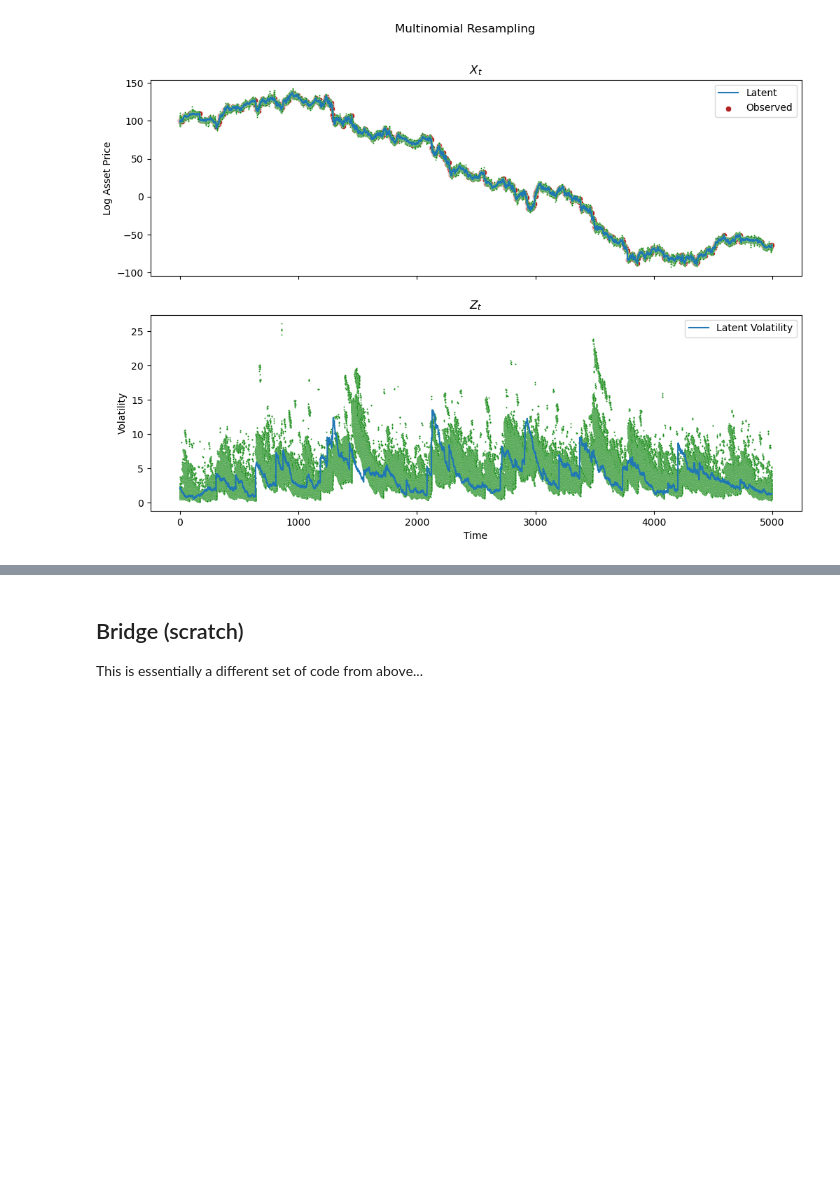
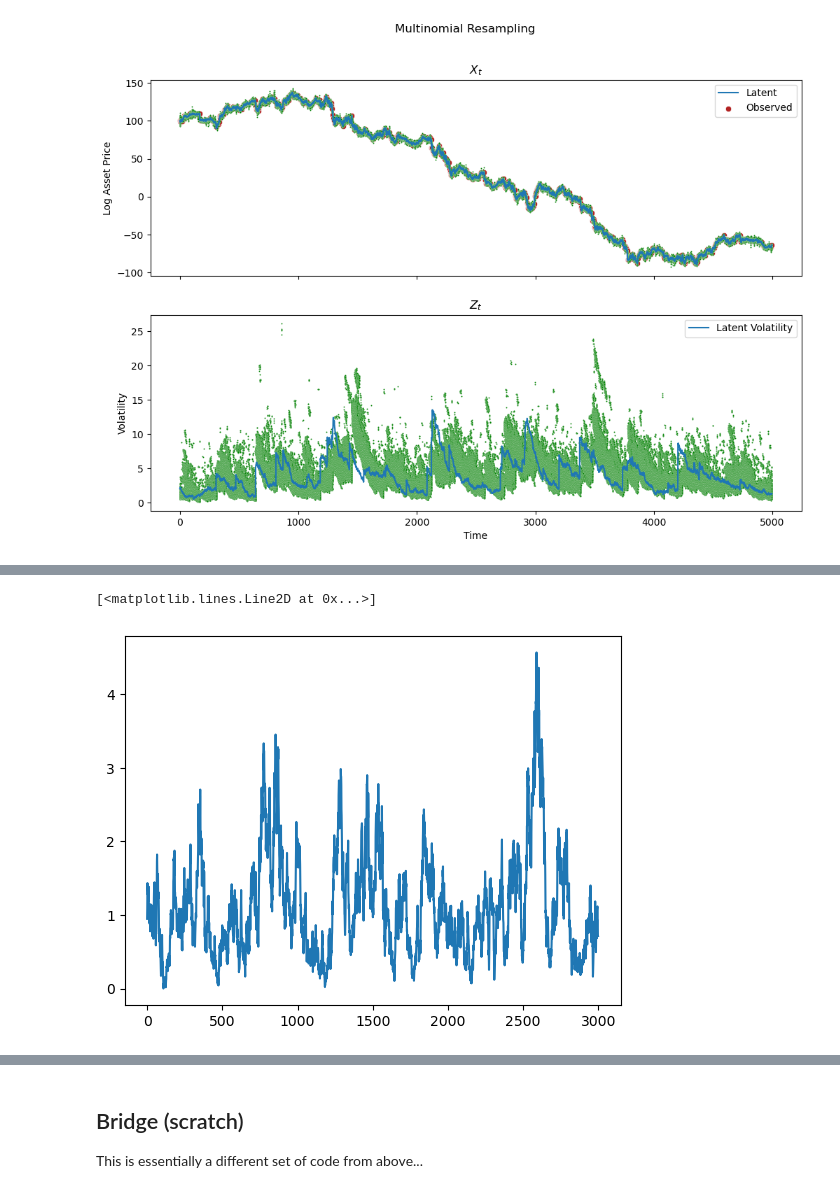
Before and after one commit to mlysy/pfjax, a Jupyter notebook: docs/notebooks/JumpDiff.ipynb, the cells around one changed output, grey strips where cells are left out. Saved outputs shown, nothing was run; the diff lists cells and outputs as text; code cells hidden in the pictures; blank space fills up the shorter version.

```diff
--- a/docs/notebooks/JumpDiff.ipynb
+++ b/docs/notebooks/JumpDiff.ipynb
@@ -596,0 +605,5 @@ ValueError: Data must be 1-dimensional
+# %%
+plt.plot((pg_out["x_state"])[700,1:,2,0])
+# %% [output]
+[<matplotlib.lines.Line2D at 0x...>]
+[figure, added]
```
Also changed, not shown: parts of 28 cells of this notebook.
